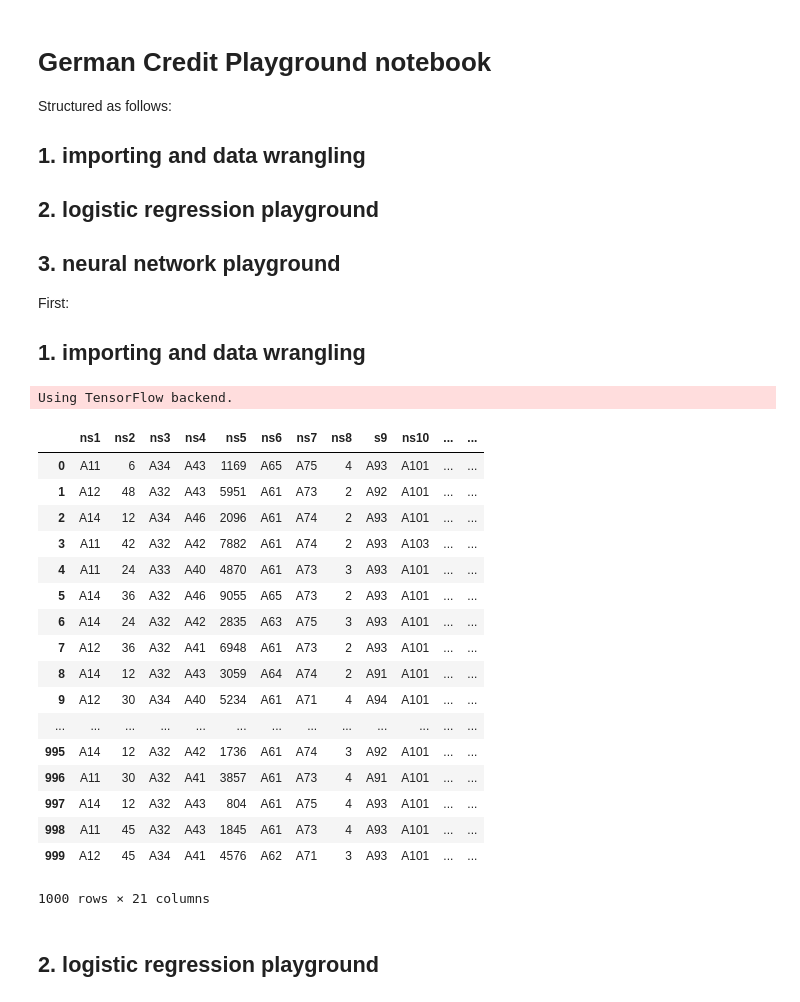
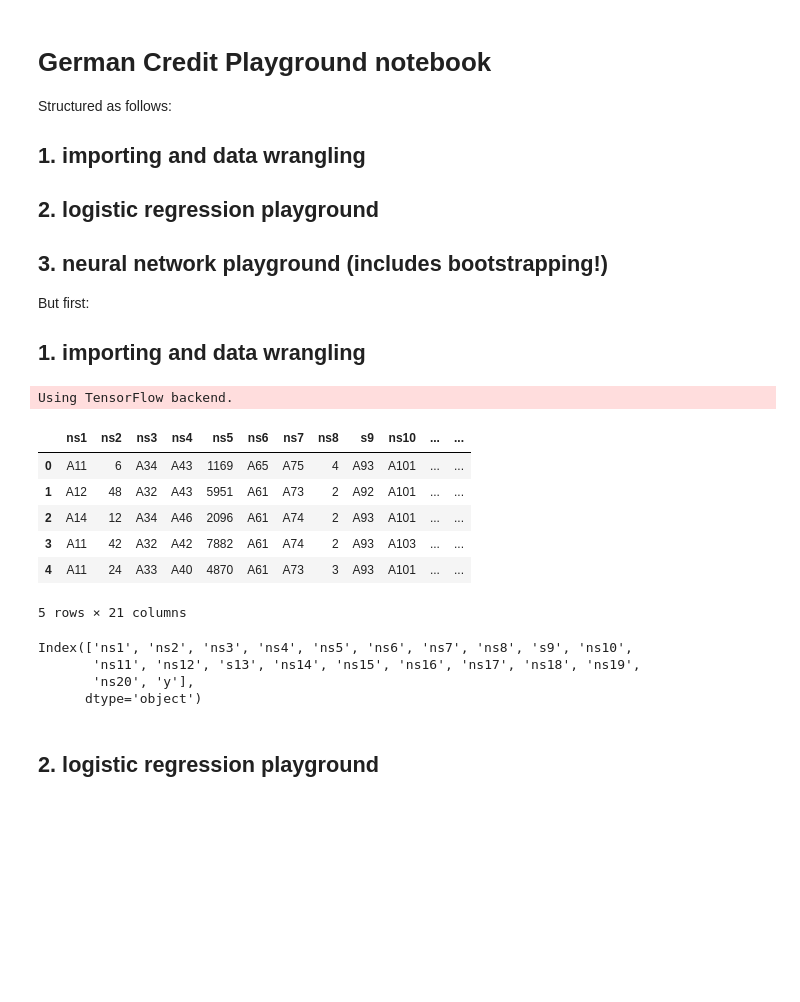
Before and after one commit to amorisot/AI-Fairness, a Jupyter notebook: German_Credit_Playground.ipynb, the cells around one changed output. Saved outputs shown, nothing was run; the diff lists cells and outputs as text; code cells hidden in the pictures; blank space fills up the shorter version.

```diff
--- a/German_Credit_Playground.ipynb
+++ b/German_Credit_Playground.ipynb
@@ -5,9 +5,9 @@ Structured as follows:
 
 ## 1. importing and data wrangling
 ## 2. logistic regression playground
-## 3. neural network playground
+## 3. neural network playground (includes bootstrapping!)
 
-First:
+But first:
 
 ## 1. importing and data wrangling
 # %%
@@ -26,28 +26,24 @@ Using TensorFlow backend.
 # %%
 # load data
 PATH="datasets/german_credit.csv"
 raw_data = pd.read_csv(PATH, index_col=False)
 df = pd.DataFrame(raw_data)
-df
+df.head()
 # %% [output]
 |  | ns1 | ns2 | ns3 | ns4 | ns5 | ns6 | ns7 | ns8 | s9 | ns10 | ... | ... |
 | 0 | A11 | 6 | A34 | A43 | 1169 | A65 | A75 | 4 | A93 | A101 | ... | ... |
 | 1 | A12 | 48 | A32 | A43 | 5951 | A61 | A73 | 2 | A92 | A101 | ... | ... |
 | 2 | A14 | 12 | A34 | A46 | 2096 | A61 | A74 | 2 | A93 | A101 | ... | ... |
 | 3 | A11 | 42 | A32 | A42 | 7882 | A61 | A74 | 2 | A93 | A103 | ... | ... |
 | 4 | A11 | 24 | A33 | A40 | 4870 | A61 | A73 | 3 | A93 | A101 | ... | ... |
-| 5 | A14 | 36 | A32 | A46 | 9055 | A65 | A73 | 2 | A93 | A101 | ... | ... |
-| 6 | A14 | 24 | A32 | A42 | 2835 | A63 | A75 | 3 | A93 | A101 | ... | ... |
-| 7 | A12 | 36 | A32 | A41 | 6948 | A61 | A73 | 2 | A93 | A101 | ... | ... |
-| 8 | A14 | 12 | A32 | A43 | 3059 | A64 | A74 | 2 | A91 | A101 | ... | ... |
-| 9 | A12 | 30 | A34 | A40 | 5234 | A61 | A71 | 4 | A94 | A101 | ... | ... |
-| ... | ... | ... | ... | ... | ... | ... | ... | ... | ... | ... | ... | ... |
-| 995 | A14 | 12 | A32 | A42 | 1736 | A61 | A74 | 3 | A92 | A101 | ... | ... |
-| 996 | A11 | 30 | A32 | A41 | 3857 | A61 | A73 | 4 | A91 | A101 | ... | ... |
-| 997 | A14 | 12 | A32 | A43 | 804 | A61 | A75 | 4 | A93 | A101 | ... | ... |
-| 998 | A11 | 45 | A32 | A43 | 1845 | A61 | A73 | 4 | A93 | A101 | ... | ... |
-| 999 | A12 | 45 | A34 | A41 | 4576 | A62 | A71 | 3 | A93 | A101 | ... | ... |
-1000 rows × 21 columns
+5 rows × 21 columns
+# %%
+print(df.columns)
+# %% [output]
+Index(['ns1', 'ns2', 'ns3', 'ns4', 'ns5', 'ns6', 'ns7', 'ns8', 's9', 'ns10',
+       'ns11', 'ns12', 's13', 'ns14', 'ns15', 'ns16', 'ns17', 'ns18', 'ns19',
+       'ns20', 'y'],
+      dtype='object')
 # %%
 # one-hot encode categorical variables
 categoricals = ["ns1", "ns3", "ns4", "ns6", "ns7", "s9", "ns10", "ns12", "ns14", "ns15", "ns17", "ns19", "ns20"]
```
Also changed, not shown: parts of 39 cells of this notebook, 6 other files.
